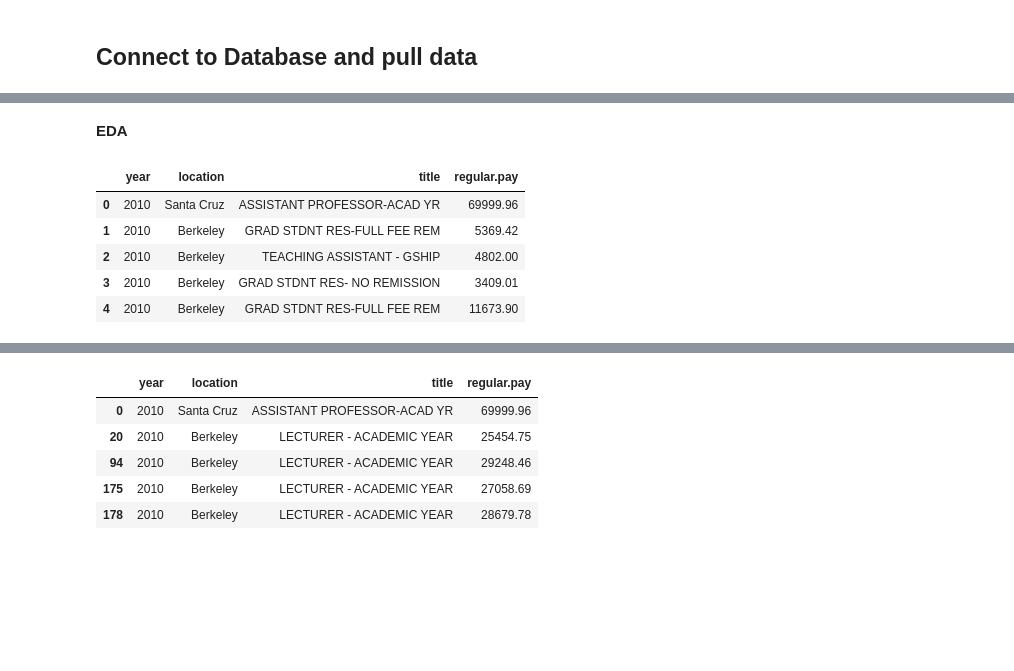
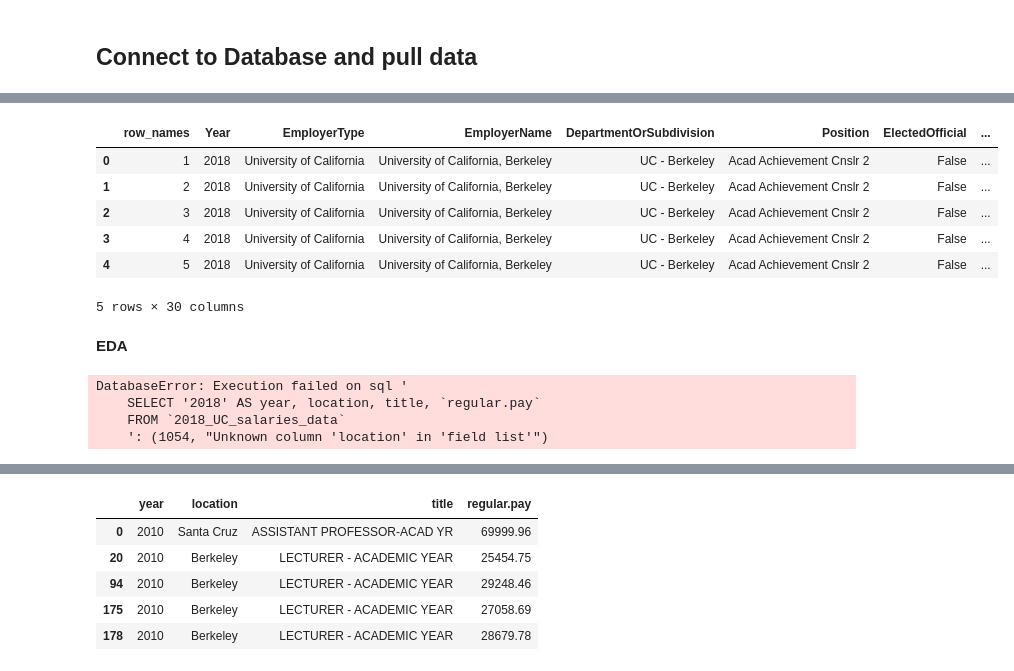
Before and after one commit to nilsberzins/stat-405-final, a Jupyter notebook: EDA405.ipynb, the cells around one changed output, grey strips where cells are left out. Saved outputs shown, nothing was run; the diff lists cells and outputs as text; code cells hidden in the pictures; blank space fills up the shorter version.

```diff
--- a/EDA405.ipynb
+++ b/EDA405.ipynb
@@ -69,18 +73,34 @@ iris_data
+# %%
+df2018 = pd.read_sql("SELECT * FROM 2018_UC_salaries_data", con=connection)
+# %%
+df2018.head()
+# %% [output]
+|  | row_names | Year | EmployerType | EmployerName | DepartmentOrSubdivision | Position | ElectedOfficial | ... |
+| 0 | 1 | 2018 | University of California | University of California, Berkeley | UC - Berkeley | Acad Achievement Cnslr 2 | False | ... |
+| 1 | 2 | 2018 | University of California | University of California, Berkeley | UC - Berkeley | Acad Achievement Cnslr 2 | False | ... |
+| 2 | 3 | 2018 | University of California | University of California, Berkeley | UC - Berkeley | Acad Achievement Cnslr 2 | False | ... |
+| 3 | 4 | 2018 | University of California | University of California, Berkeley | UC - Berkeley | Acad Achievement Cnslr 2 | False | ... |
+| 4 | 5 | 2018 | University of California | University of California, Berkeley | UC - Berkeley | Acad Achievement Cnslr 2 | False | ... |
+5 rows × 30 columns
 # %% [markdown]
 **EDA**
 # %%
-query = """
-SELECT `year`, location, title, `regular.pay`
-FROM   UC_salaries_data
-WHERE  `year` BETWEEN 2010 AND 2014;
-"""
+#ignore for now
+years = range(2018, 2024)
+dfs = []
 
-full_data = pd.read_sql(query, con=connection)
+for year in years:
+    query = f"""
+    SELECT '{year}' AS year, location, title, `regular.pay`
+    FROM `{year}_UC_salaries_data`
+    """
+    df = pd.read_sql(query, con=connection)
+    dfs.append(df)
+
+full_data = pd.concat(dfs, ignore_index=True)
 full_data.head()
 # %% [output]
-|  | year | location | title | regular.pay |
-| 0 | 2010 | Santa Cruz | ASSISTANT PROFESSOR-ACAD YR | 69999.96 |
-| 1 | 2010 | Berkeley | GRAD STDNT RES-FULL FEE REM | 5369.42 |
-| 2 | 2010 | Berkeley | TEACHING ASSISTANT - GSHIP | 4802.00 |
-| 3 | 2010 | Berkeley | GRAD STDNT RES- NO REMISSION | 3409.01 |
-| 4 | 2010 | Berkeley | GRAD STDNT RES-FULL FEE REM | 11673.90 |
+DatabaseError: Execution failed on sql '
+    SELECT '2018' AS year, location, title, `regular.pay`
+    FROM `2018_UC_salaries_data`
+    ': (1054, "Unknown column 'location' in 'field list'")
```
Also changed, not shown: parts of 10 cells of this notebook.
